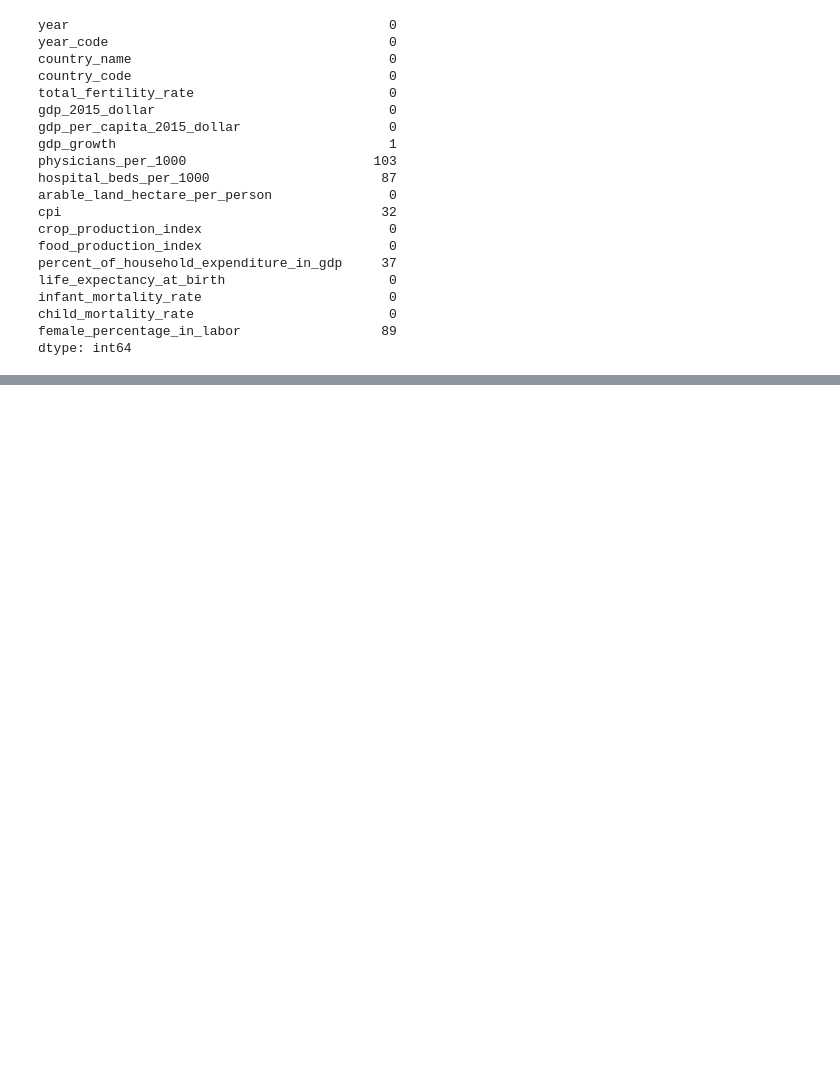
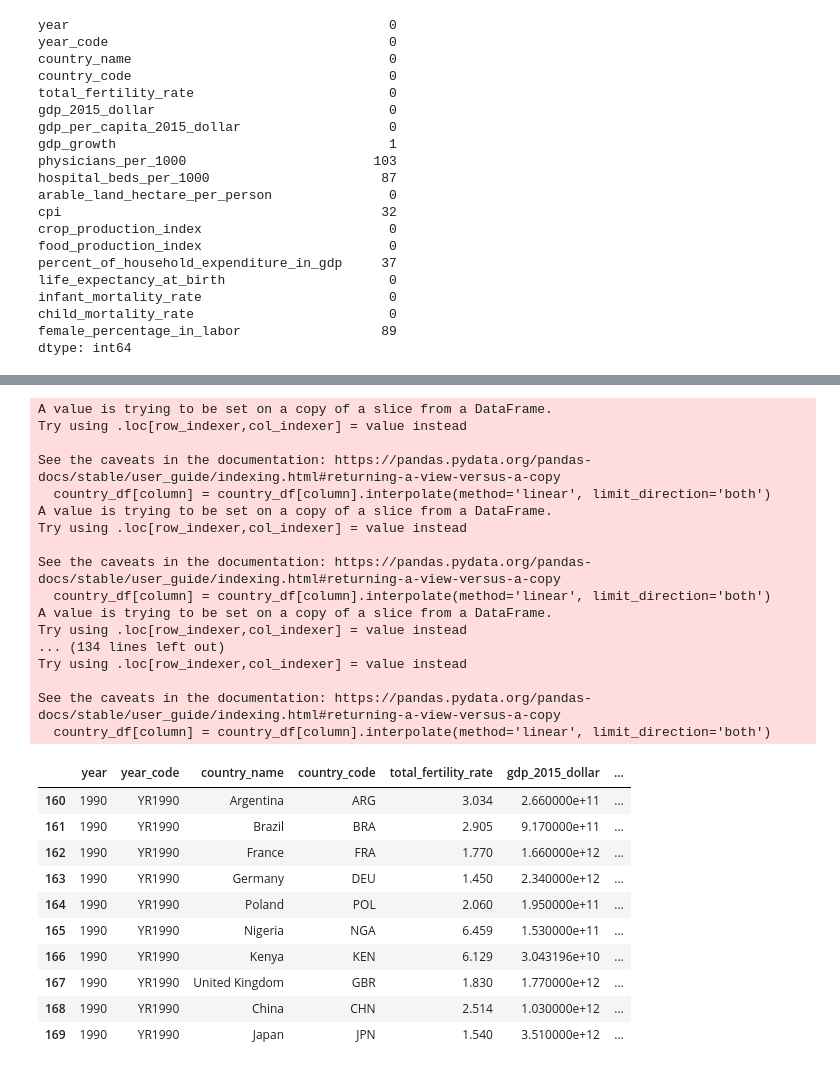
Before and after one commit to AdvancedPrognosis-GUT-DreamTeam/fertility-prognosing, a Jupyter notebook: data_processing/data_prep.ipynb, the cells around one changed output, grey strips where cells are left out. Saved outputs shown, nothing was run; the diff lists cells and outputs as text; code cells hidden in the pictures; blank space fills up the shorter version.

```diff
--- a/data_processing/data_prep.ipynb
+++ b/data_processing/data_prep.ipynb
@@ -179,0 +197,49 @@ dtype: int64
+# %%
+def fill_na_with_average(df, columns):
+    df_filled = df.copy()
+    for column in columns:
+        for country in df_filled["country_name"].unique():
+            country_df = df_filled[df_filled["country_name"] == country]
+            country_df[column] = country_df[column].interpolate(
+                method="linear", limit_direction="both"
+            )
+            df_filled.update(country_df)
+    return df_filled
+
+
+columns_to_interpolate = [
+    "physicians_per_1000",
+    "hospital_beds_per_1000",
+    "percent_of_household_expenditure_in_gdp",
+]
+df_filled = fill_na_with_average(df, columns_to_interpolate)
+df_filled.head(10)
+# %% [output]
+A value is trying to be set on a copy of a slice from a DataFrame.
+Try using .loc[row_indexer,col_indexer] = value instead
+
+See the caveats in the documentation: https://pandas.pydata.org/pandas-docs/stable/user_guide/indexing.html#returning-a-view-versus-a-copy
+  country_df[column] = country_df[column].interpolate(method='linear', limit_direction='both')
+A value is trying to be set on a copy of a slice from a DataFrame.
+Try using .loc[row_indexer,col_indexer] = value instead
+
+See the caveats in the documentation: https://pandas.pydata.org/pandas-docs/stable/user_guide/indexing.html#returning-a-view-versus-a-copy
+  country_df[column] = country_df[column].interpolate(method='linear', limit_direction='both')
+A value is trying to be set on a copy of a slice from a DataFrame.
+Try using .loc[row_indexer,col_indexer] = value instead
+... (134 lines left out)
+Try using .loc[row_indexer,col_indexer] = value instead
+
+See the caveats in the documentation: https://pandas.pydata.org/pandas-docs/stable/user_guide/indexing.html#returning-a-view-versus-a-copy
+  country_df[column] = country_df[column].interpolate(method='linear', limit_direction='both')
+|  | year | year_code | country_name | country_code | total_fertility_rate | gdp_2015_dollar | ... |
+| 160 | 1990 | YR1990 | Argentina | ARG | 3.034 | 2.660000e+11 | ... |
+| 161 | 1990 | YR1990 | Brazil | BRA | 2.905 | 9.170000e+11 | ... |
+| 162 | 1990 | YR1990 | France | FRA | 1.770 | 1.660000e+12 | ... |
+| 163 | 1990 | YR1990 | Germany | DEU | 1.450 | 2.340000e+12 | ... |
+| 164 | 1990 | YR1990 | Poland | POL | 2.060 | 1.950000e+11 | ... |
+| 165 | 1990 | YR1990 | Nigeria | NGA | 6.459 | 1.530000e+11 | ... |
+| 166 | 1990 | YR1990 | Kenya | KEN | 6.129 | 3.043196e+10 | ... |
+| 167 | 1990 | YR1990 | United Kingdom | GBR | 1.830 | 1.770000e+12 | ... |
+| 168 | 1990 | YR1990 | China | CHN | 2.514 | 1.030000e+12 | ... |
+| 169 | 1990 | YR1990 | Japan | JPN | 1.540 | 3.510000e+12 | ... |
```
Also changed, not shown: parts of 12 cells of this notebook, 9 other files.
